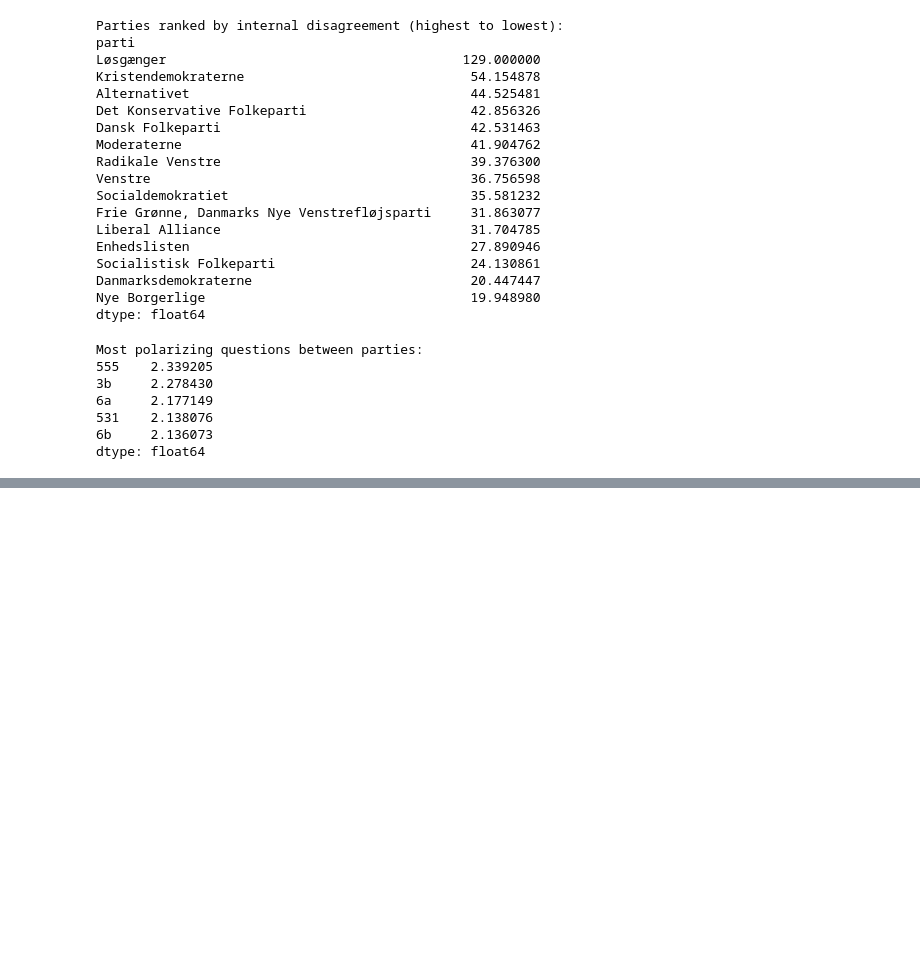
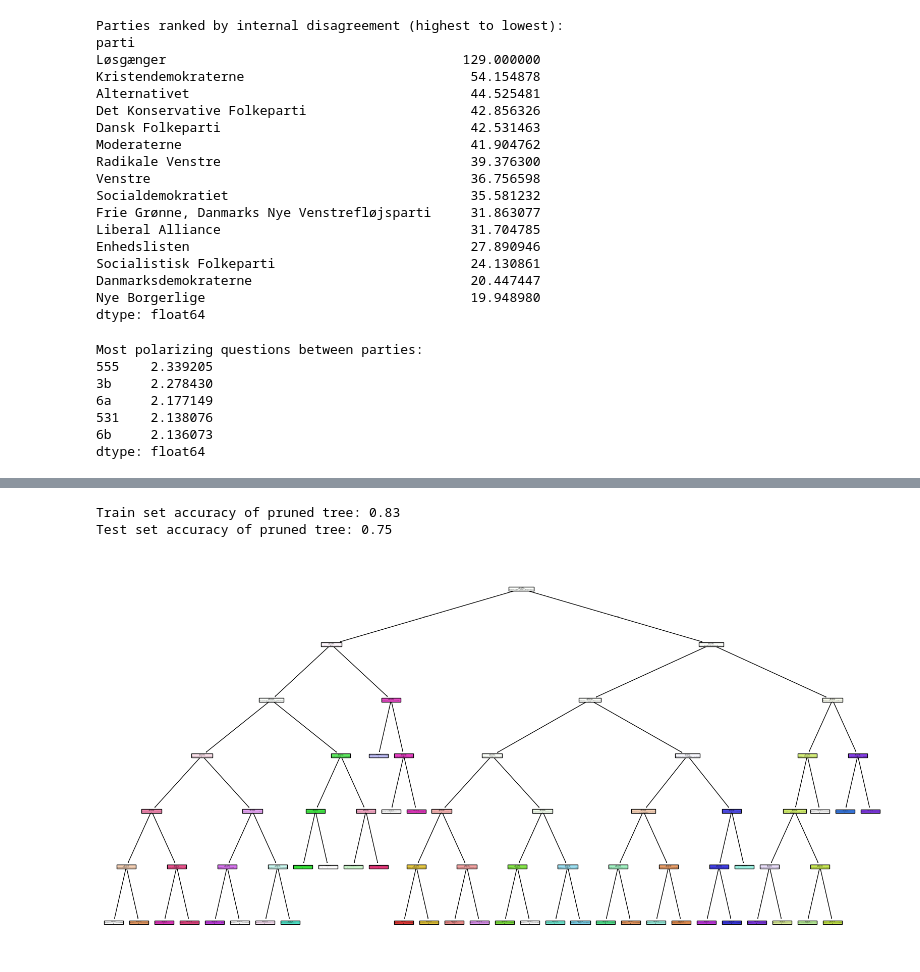
Before and after one commit to MrPAkaCannyBoiz/mal1_playground, a Jupyter notebook: assignment02/2. Candidate Test 2022 I.ipynb, the cells around one changed output, grey strips where cells are left out. Saved outputs shown, nothing was run; the diff lists cells and outputs as text; code cells hidden in the pictures; blank space fills up the shorter version.

```diff
--- a/assignment02/2. Candidate Test 2022 I.ipynb
+++ b/assignment02/2. Candidate Test 2022 I.ipynb
@@ -261,0 +337,13 @@ dtype: float64
+# %%
+train_accuracy_pruned = tree_clf_pruned.score(X_train, y_train)
+print(f"Train set accuracy of pruned tree: {train_accuracy_pruned:.2f}")
+accuracy_pruned = tree_clf_pruned.score(X_test, y_test)
+print(f"Test set accuracy of pruned tree: {accuracy_pruned:.2f}")
+# visualize the decision tree
+plt.figure(figsize=(20, 10))
+plot_tree(tree_clf_pruned, filled=True, feature_names=X.columns)
+plt.show()
+# %% [output]
+Train set accuracy of pruned tree: 0.83
+Test set accuracy of pruned tree: 0.75
+[figure, added]
```
Also changed, not shown: parts of 26 cells of this notebook.
